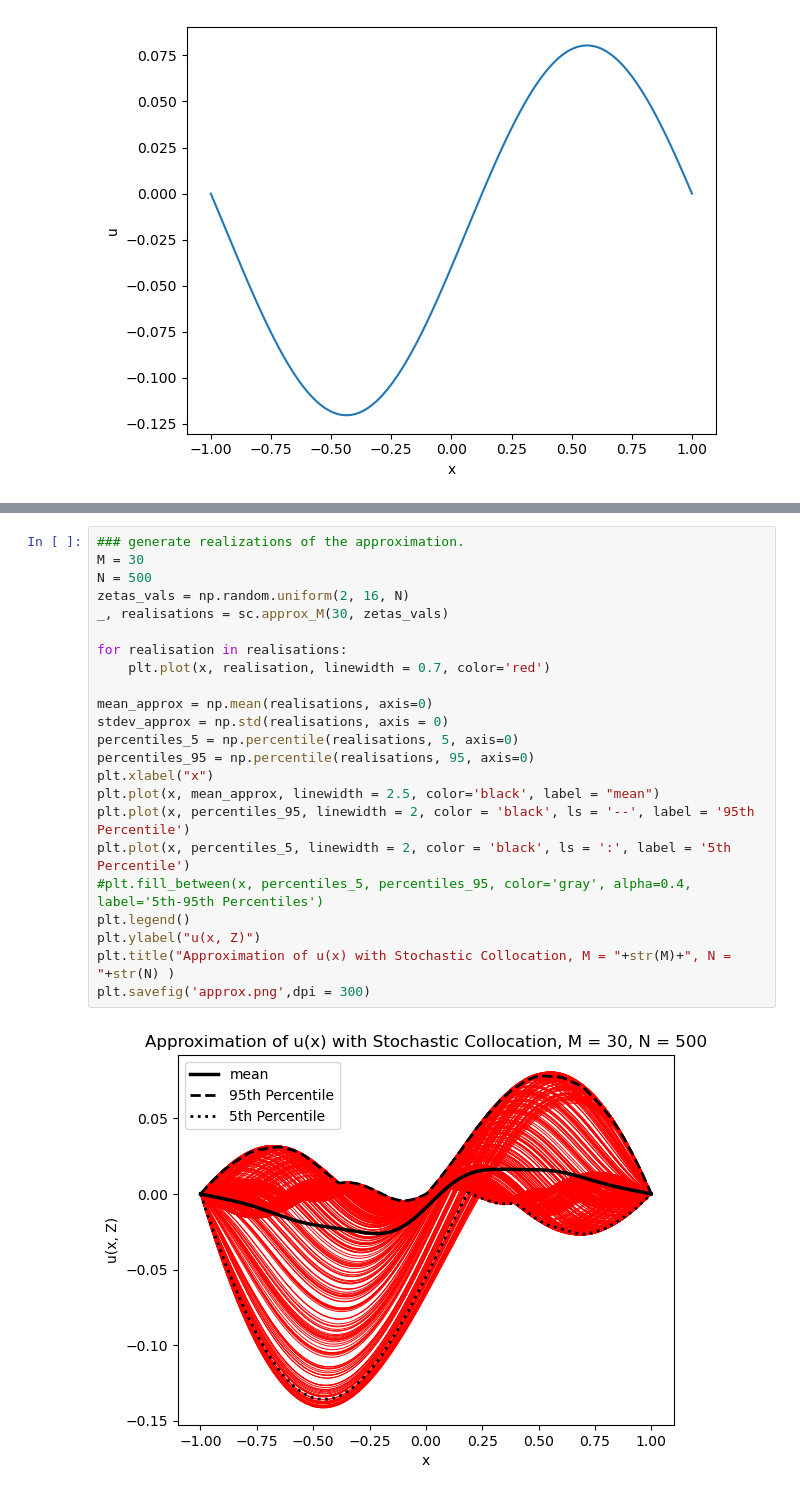
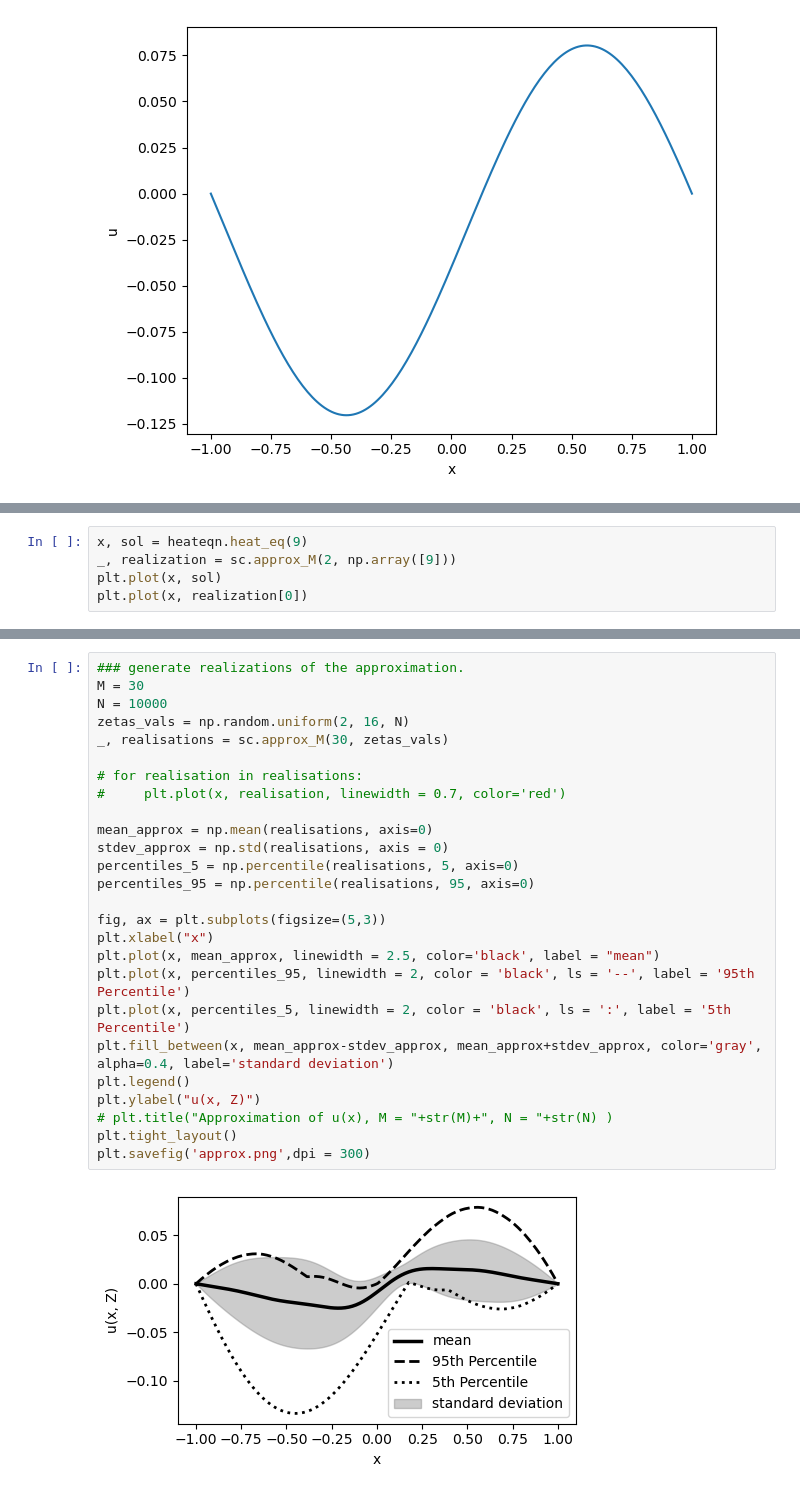
Before and after one commit to NiklasSchaaf/UQ_2023, a Jupyter notebook: homework_6/plotting_hw6.ipynb, the cells around one changed output, grey strips where cells are left out. Cells and saved outputs as stored; diff of their text form.

```diff
--- a/homework_6/plotting_hw6.ipynb
+++ b/homework_6/plotting_hw6.ipynb
@@ -38,0 +41,5 @@ plt.savefig('error_convergence.png',dpi = 300)
+# %%
+x, sol = heateqn.heat_eq(9)
+_, realization = sc.approx_M(2, np.array([9]))
+plt.plot(x, sol)
+plt.plot(x, realization[0])
@@ -39,28 +49,31 @@ plt.savefig('error_convergence.png',dpi = 300)
 # %%
 ### generate realizations of the approximation.
 M = 30
-N = 500
+N = 10000
 zetas_vals = np.random.uniform(2, 16, N)
 _, realisations = sc.approx_M(30, zetas_vals)
 
-for realisation in realisations:
-    plt.plot(x, realisation, linewidth = 0.7, color='red')
+# for realisation in realisations:
+#     plt.plot(x, realisation, linewidth = 0.7, color='red')
 
 mean_approx = np.mean(realisations, axis=0)
 stdev_approx = np.std(realisations, axis = 0)
 percentiles_5 = np.percentile(realisations, 5, axis=0)
 percentiles_95 = np.percentile(realisations, 95, axis=0)
+
+fig, ax = plt.subplots(figsize=(5,3))
 plt.xlabel("x")
 plt.plot(x, mean_approx, linewidth = 2.5, color='black', label = "mean")
 plt.plot(x, percentiles_95, linewidth = 2, color = 'black', ls = '--', label = '95th Percentile')
 plt.plot(x, percentiles_5, linewidth = 2, color = 'black', ls = ':', label = '5th Percentile')
-#plt.fill_between(x, percentiles_5, percentiles_95, color='gray', alpha=0.4, label='5th-95th Percentiles')
+plt.fill_between(x, mean_approx-stdev_approx, mean_approx+stdev_approx, color='gray', alpha=0.4, label='standard deviation')
 plt.legend()
 plt.ylabel("u(x, Z)")
-plt.title("Approximation of u(x) with Stochastic Collocation, M = "+str(M)+", N = "+str(N) )
+# plt.title("Approximation of u(x), M = "+str(M)+", N = "+str(N) )
+plt.tight_layout()
 plt.savefig('approx.png',dpi = 300)
 # %% [output]
-[figure, old version]
+[figure, new version]
 # %%
 # Find the index in the 'x' array that is closest to x = 0.7
 x_target = 0.7
```
Also changed, not shown: parts of 6 cells of this notebook, 4 other files.
